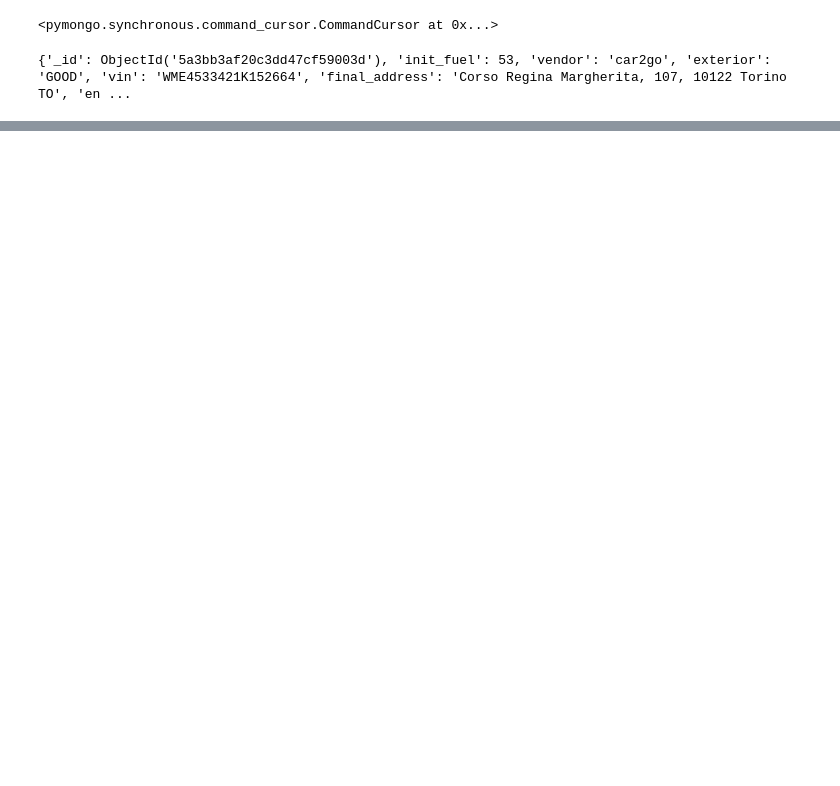
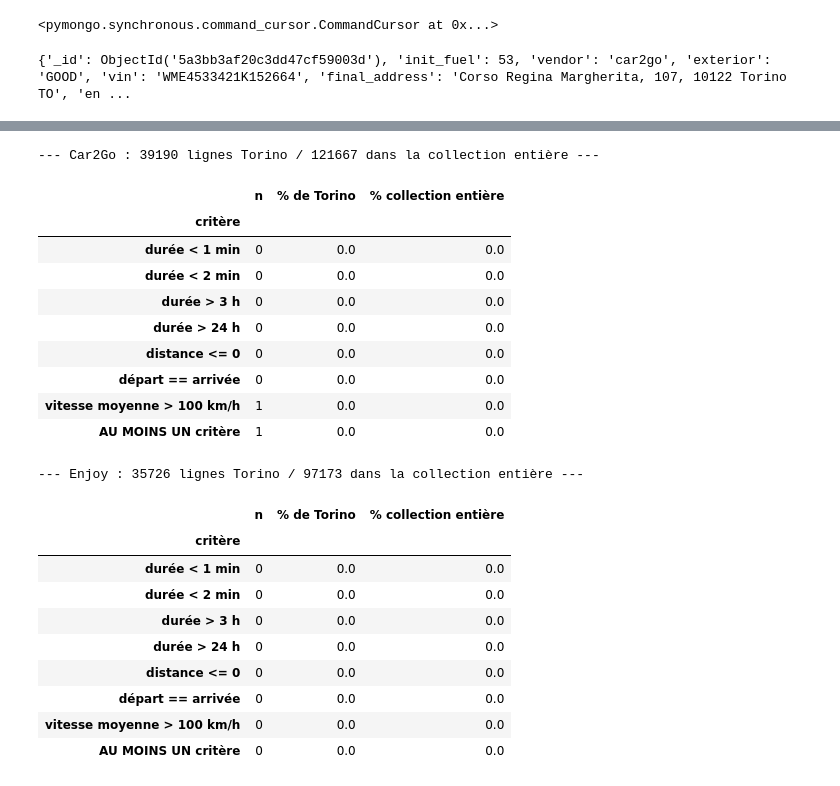
Before and after one commit to Bonbia/ICT4SM, a Jupyter notebook: TP2/TP2Adam.ipynb, the cells around one changed output, grey strips where cells are left out. Cells and saved outputs as stored; diff of their text form; code cells hidden in the pictures; blank space fills up the shorter version.

```diff
--- a/TP2/TP2Adam.ipynb
+++ b/TP2/TP2Adam.ipynb
@@ -163,0 +282,61 @@ TypeError: load_wtime() missing 1 required positional argument: 'coll'
+# %%
+def summary_table(df, name, coll=None):
+    n_torino = len(df)
+    # total de la collection entière (toutes villes confondues)
+    n_all = coll.estimated_document_count() if coll is not None else None
+
+    speed = df["drv_dist_km"] / (df["rental_min"] / 60)   # km/h moyenne
+
+    conds = {
+        "durée < 1 min":              df["rental_min"] < 1,
+        "durée < 2 min":              df["rental_min"] < 2,
+        "durée > 3 h":                df["rental_min"] > 180,
+        "durée > 24 h":               df["rental_min"] > 1440,
+        "distance <= 0":              df["drv_dist"] <= 0,
+        "départ == arrivée":          df["same_loc"],
+        "vitesse moyenne > 100 km/h": speed > 100,
+    }
+    # ligne cumulée : au moins un critère suspect
+    conds["AU MOINS UN critère"] = np.logical_or.reduce(list(conds.values()))
+
+    rows = []
+    for label, mask in conds.items():
+        n = int(mask.sum())
+        row = {"critère": label, "n": n, "% de Torino": round(100 * n / n_torino, 2)}
+        if n_all:
+            row["% collection entière"] = round(100 * n / n_all, 2)
+        rows.append(row)
+
+    out = pd.DataFrame(rows).set_index("critère")
+    print(f"--- {name} : {n_torino} lignes Torino"
+          + (f" / {n_all} dans la collection entière" if n_all else "") + " ---")
+    display(out)
+    return out
+
+summ = {
+    "Car2Go": summary_table(raw["Car2Go"], "Car2Go", pb_coll),
+    "Enjoy":  summary_table(raw["Enjoy"],  "Enjoy",  pb_coll_enjoy),
+}
+# %% [output]
+--- Car2Go : 39190 lignes Torino / 121667 dans la collection entière ---
+|  | n | % de Torino | % collection entière |
+| critère |  |  |  |
+| durée < 1 min | 0 | 0.0 | 0.0 |
+| durée < 2 min | 0 | 0.0 | 0.0 |
+| durée > 3 h | 0 | 0.0 | 0.0 |
+| durée > 24 h | 0 | 0.0 | 0.0 |
+| distance <= 0 | 0 | 0.0 | 0.0 |
+| départ == arrivée | 0 | 0.0 | 0.0 |
+| vitesse moyenne > 100 km/h | 1 | 0.0 | 0.0 |
+| AU MOINS UN critère | 1 | 0.0 | 0.0 |
+--- Enjoy : 35726 lignes Torino / 97173 dans la collection entière ---
+|  | n | % de Torino | % collection entière |
+| critère |  |  |  |
+| durée < 1 min | 0 | 0.0 | 0.0 |
+| durée < 2 min | 0 | 0.0 | 0.0 |
+| durée > 3 h | 0 | 0.0 | 0.0 |
+| durée > 24 h | 0 | 0.0 | 0.0 |
+| distance <= 0 | 0 | 0.0 | 0.0 |
+| départ == arrivée | 0 | 0.0 | 0.0 |
+| vitesse moyenne > 100 km/h | 0 | 0.0 | 0.0 |
+| AU MOINS UN critère | 0 | 0.0 | 0.0 |
```
Also changed, not shown: parts of 11 cells of this notebook.
